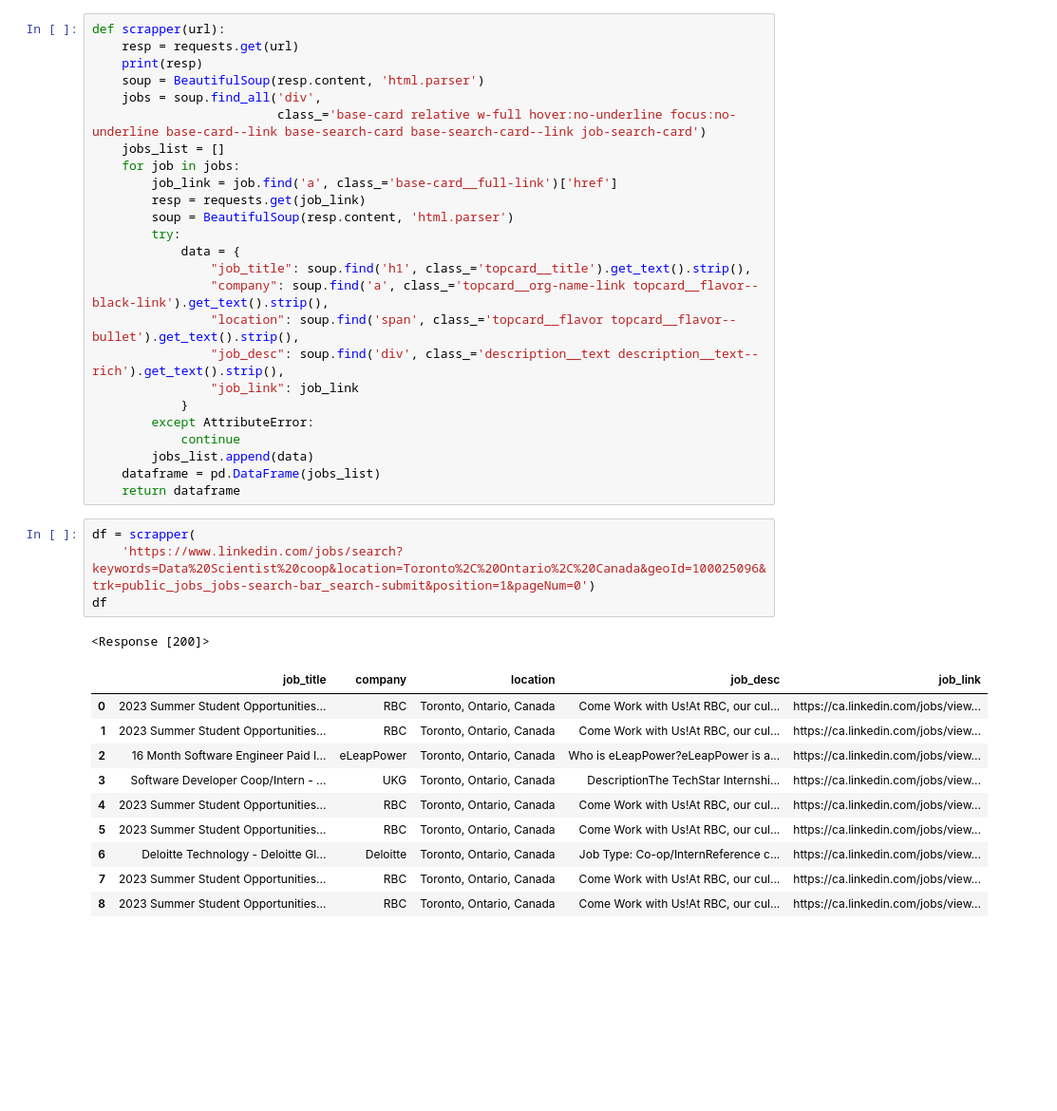
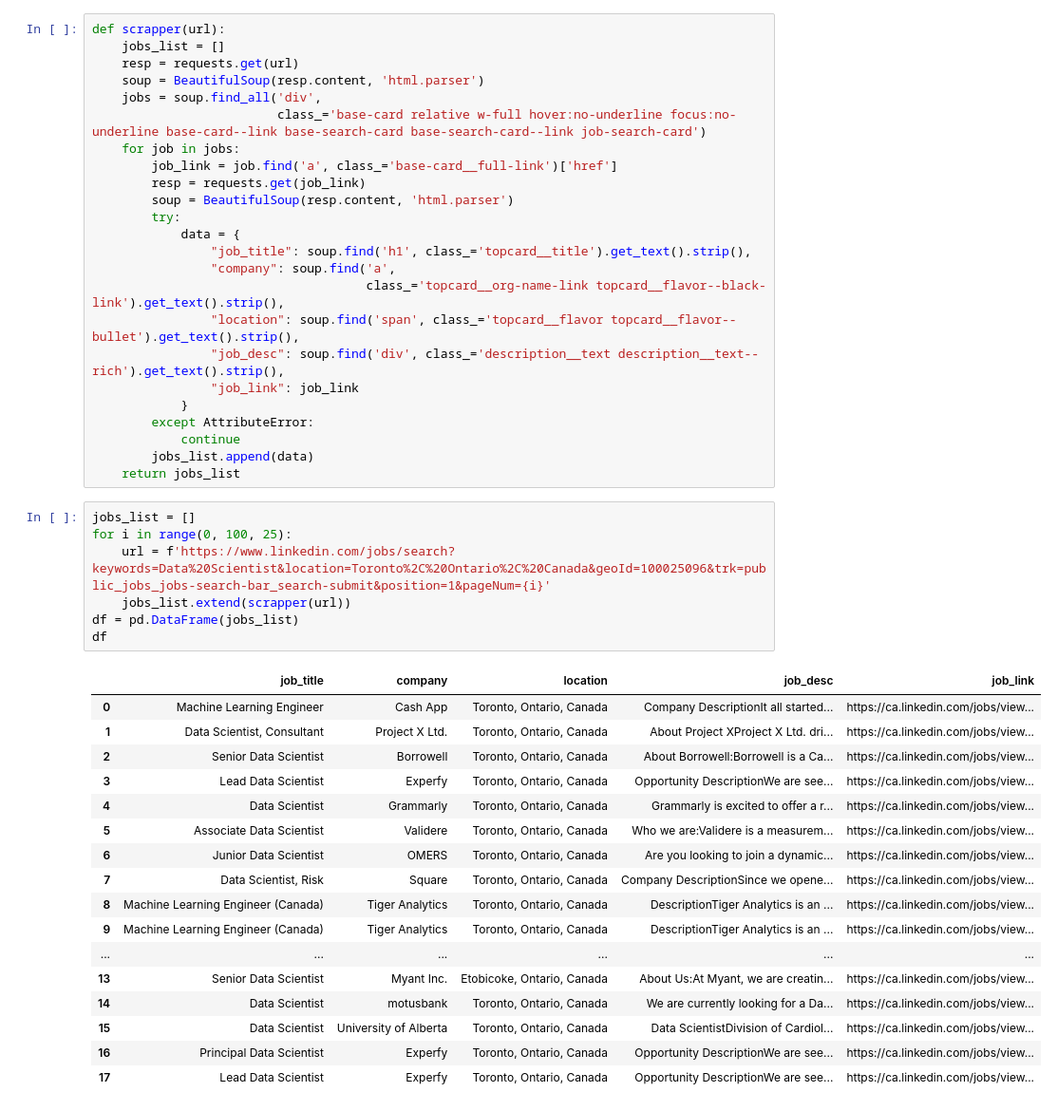
Before and after one commit to HrutikMehta0/WebScrappingIndeed, a Jupyter notebook: LinkedInWebScrapper.ipynb, the cells around one changed output. Shown: that part at 95% size. Cells and saved outputs as stored; diff of their text form; blank space fills up the shorter version.

Commit message:
finished LinkedInWebScrapper.ipynb for Data Science 🎉

```diff
--- a/LinkedInWebScrapper.ipynb
+++ b/LinkedInWebScrapper.ipynb
@@ -15,12 +16,11 @@ nltk.download('stopwords')
 True
 # %%
 def scrapper(url):
+    jobs_list = []
     resp = requests.get(url)
-    print(resp)
     soup = BeautifulSoup(resp.content, 'html.parser')
     jobs = soup.find_all('div',
                          class_='base-card relative w-full hover:no-underline focus:no-underline base-card--link base-search-card base-search-card--link job-search-card')
-    jobs_list = []
     for job in jobs:
         job_link = job.find('a', class_='base-card__full-link')['href']
         resp = requests.get(job_link)
@@ -28,7 +28,8 @@ def scrapper(url):
         try:
             data = {
                 "job_title": soup.find('h1', class_='topcard__title').get_text().strip(),
-                "company": soup.find('a', class_='topcard__org-name-link topcard__flavor--black-link').get_text().strip(),
+                "company": soup.find('a',
+                                     class_='topcard__org-name-link topcard__flavor--black-link').get_text().strip(),
                 "location": soup.find('span', class_='topcard__flavor topcard__flavor--bullet').get_text().strip(),
                 "job_desc": soup.find('div', class_='description__text description__text--rich').get_text().strip(),
                 "job_link": job_link
@@ -36,24 +37,32 @@ def scrapper(url):
         except AttributeError:
             continue
         jobs_list.append(data)
-    dataframe = pd.DataFrame(jobs_list)
-    return dataframe
+    return jobs_list
 # %%
-df = scrapper(
-    'https://www.linkedin.com/jobs/search?keywords=Data%20Scientist%20coop&location=Toronto%2C%20Ontario%2C%20Canada&geoId=100025096&trk=public_jobs_jobs-search-bar_search-submit&position=1&pageNum=0')
+jobs_list = []
+for i in range(0, 100, 25):
+    url = f'https://www.linkedin.com/jobs/search?keywords=Data%20Scientist&location=Toronto%2C%20Ontario%2C%20Canada&geoId=100025096&trk=public_jobs_jobs-search-bar_search-submit&position=1&pageNum={i}'
+    jobs_list.extend(scrapper(url))
+df = pd.DataFrame(jobs_list)
 df
 # %% [output]
-<Response [200]>
 |  | job_title | company | location | job_desc | job_link |
-| 0 | 2023 Summer Student Opportunities... | RBC | Toronto, Ontario, Canada | Come Work with Us!At RBC, our cul... | https://ca.linkedin.com/jobs/view... |
-| 1 | 2023 Summer Student Opportunities... | RBC | Toronto, Ontario, Canada | Come Work with Us!At RBC, our cul... | https://ca.linkedin.com/jobs/view... |
-| 2 | 16 Month Software Engineer Paid I... | eLeapPower | Toronto, Ontario, Canada | Who is eLeapPower?eLeapPower is a... | https://ca.linkedin.com/jobs/view... |
-| 3 | Software Developer Coop/Intern - ... | UKG | Toronto, Ontario, Canada | DescriptionThe TechStar Internshi... | https://ca.linkedin.com/jobs/view... |
-| 4 | 2023 Summer Student Opportunities... | RBC | Toronto, Ontario, Canada | Come Work with Us!At RBC, our cul... | https://ca.linkedin.com/jobs/view... |
-| 5 | 2023 Summer Student Opportunities... | RBC | Toronto, Ontario, Canada | Come Work with Us!At RBC, our cul... | https://ca.linkedin.com/jobs/view... |
-| 6 | Deloitte Technology - Deloitte Gl... | Deloitte | Toronto, Ontario, Canada | Job Type: Co-op/InternReference c... | https://ca.linkedin.com/jobs/view... |
-| 7 | 2023 Summer Student Opportunities... | RBC | Toronto, Ontario, Canada | Come Work with Us!At RBC, our cul... | https://ca.linkedin.com/jobs/view... |
-| 8 | 2023 Summer Student Opportunities... | RBC | Toronto, Ontario, Canada | Come Work with Us!At RBC, our cul... | https://ca.linkedin.com/jobs/view... |
+| 0 | Machine Learning Engineer | Cash App | Toronto, Ontario, Canada | Company DescriptionIt all started... | https://ca.linkedin.com/jobs/view... |
+| 1 | Data Scientist, Consultant | Project X Ltd. | Toronto, Ontario, Canada | About Project XProject X Ltd. dri... | https://ca.linkedin.com/jobs/view... |
+| 2 | Senior Data Scientist | Borrowell | Toronto, Ontario, Canada | About Borrowell:Borrowell is a Ca... | https://ca.linkedin.com/jobs/view... |
+| 3 | Lead Data Scientist | Experfy | Toronto, Ontario, Canada | Opportunity DescriptionWe are see... | https://ca.linkedin.com/jobs/view... |
+| 4 | Data Scientist | Grammarly | Toronto, Ontario, Canada | Grammarly is excited to offer a r... | https://ca.linkedin.com/jobs/view... |
+| 5 | Associate Data Scientist | Validere | Toronto, Ontario, Canada | Who we are:Validere is a measurem... | https://ca.linkedin.com/jobs/view... |
+| 6 | Junior Data Scientist | OMERS | Toronto, Ontario, Canada | Are you looking to join a dynamic... | https://ca.linkedin.com/jobs/view... |
+| 7 | Data Scientist, Risk | Square | Toronto, Ontario, Canada | Company DescriptionSince we opene... | https://ca.linkedin.com/jobs/view... |
+| 8 | Machine Learning Engineer (Canada) | Tiger Analytics | Toronto, Ontario, Canada | DescriptionTiger Analytics is an ... | https://ca.linkedin.com/jobs/view... |
+| 9 | Machine Learning Engineer (Canada) | Tiger Analytics | Toronto, Ontario, Canada | DescriptionTiger Analytics is an ... | https://ca.linkedin.com/jobs/view... |
+| ... | ... | ... | ... | ... | ... |
+| 13 | Senior Data Scientist | Myant Inc. | Etobicoke, Ontario, Canada | About Us:At Myant, we are creatin... | https://ca.linkedin.com/jobs/view... |
+| 14 | Data Scientist | motusbank | Toronto, Ontario, Canada | We are currently looking for a Da... | https://ca.linkedin.com/jobs/view... |
+| 15 | Data Scientist | University of Alberta | Toronto, Ontario, Canada | Data ScientistDivision of Cardiol... | https://ca.linkedin.com/jobs/view... |
+| 16 | Principal Data Scientist | Experfy | Toronto, Ontario, Canada | Opportunity DescriptionWe are see... | https://ca.linkedin.com/jobs/view... |
+| 17 | Lead Data Scientist | Experfy | Toronto, Ontario, Canada | Opportunity DescriptionWe are see... | https://ca.linkedin.com/jobs/view... |
 # %%
 job_desc = df['job_desc'].tolist()
 job_desc
```
Also changed, not shown: parts of 3 cells of this notebook.
